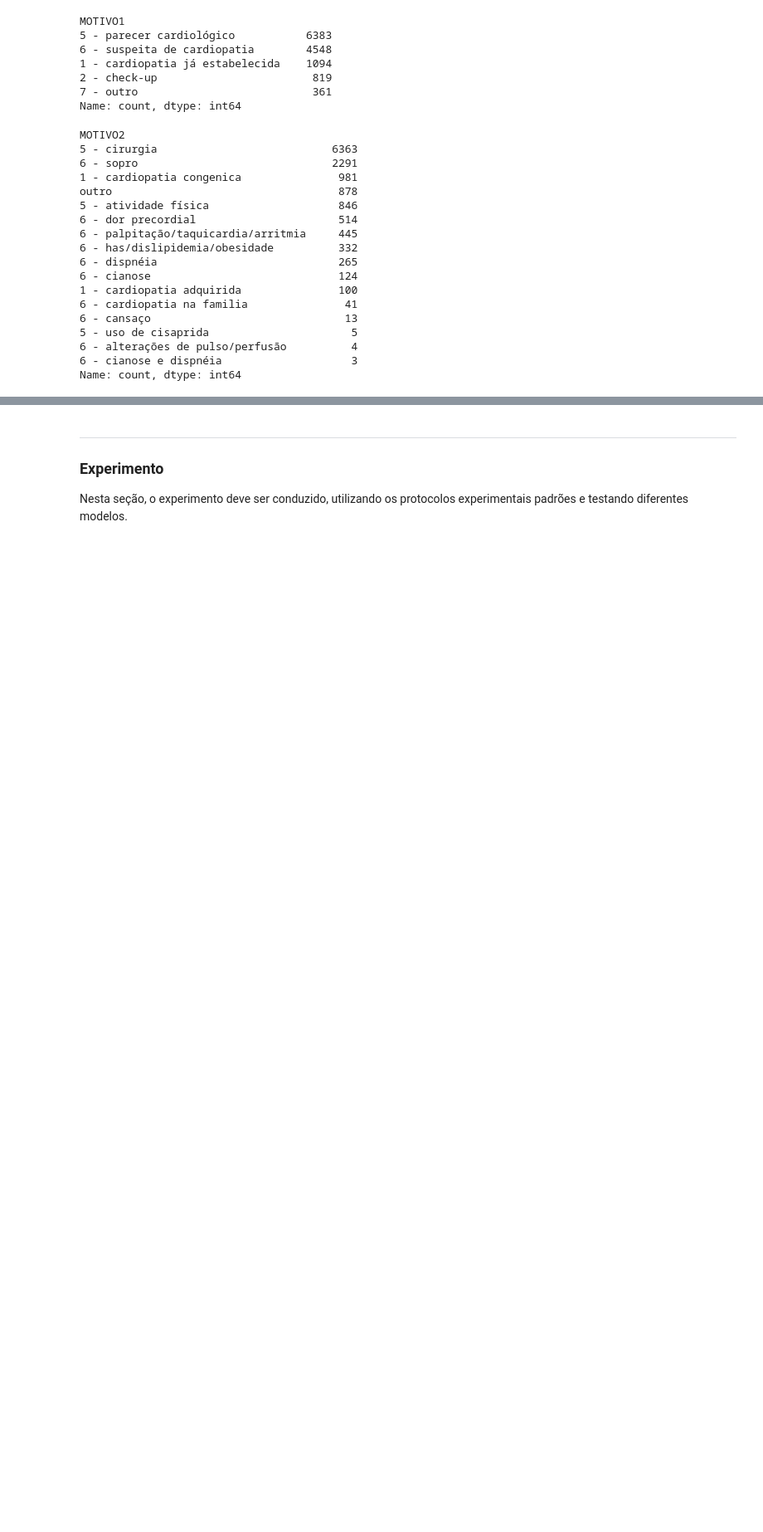
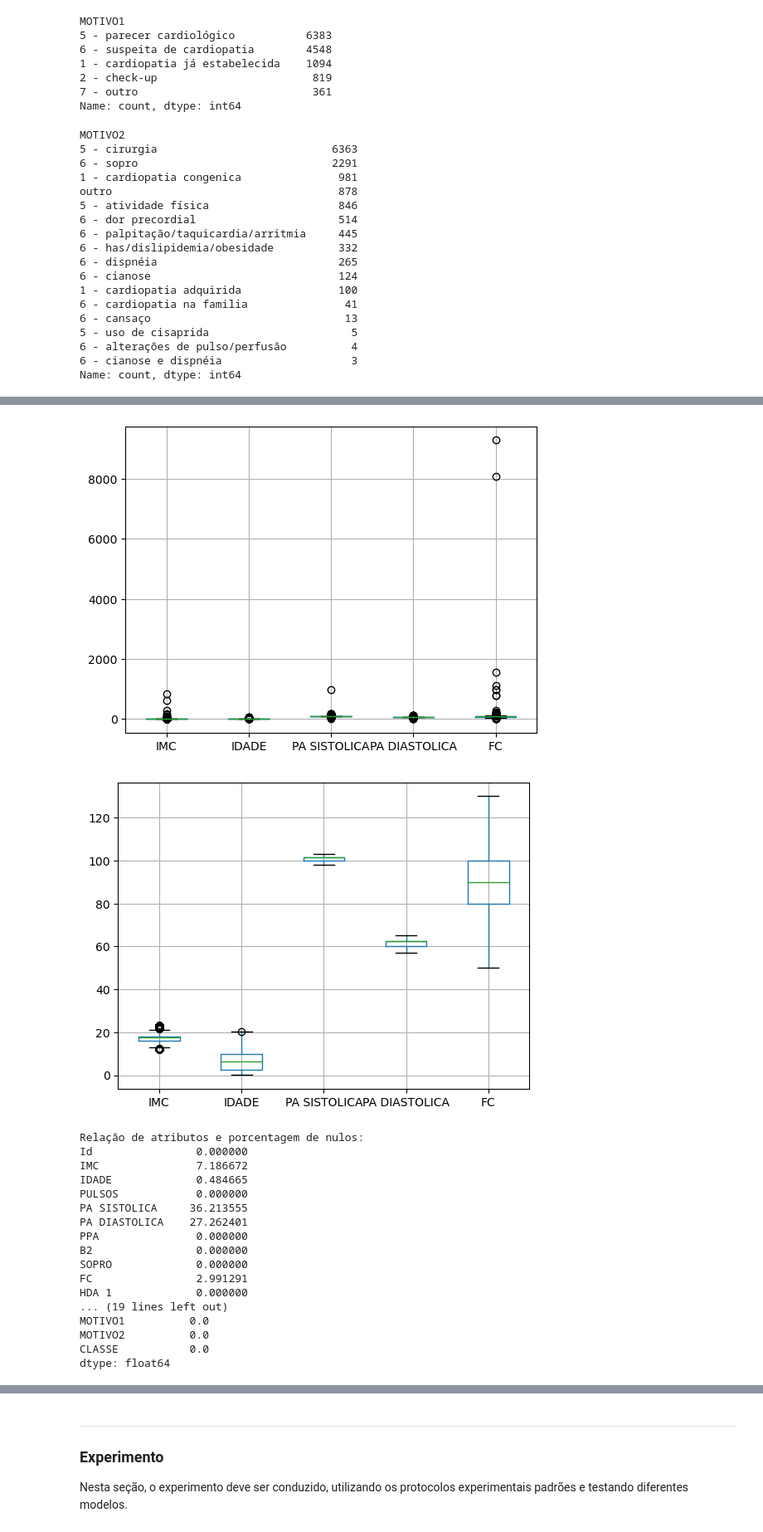
Before and after one commit to lauranaomiseto/projeto-AM, a Jupyter notebook: main.ipynb, the cells around one changed output, grey strips where cells are left out. Shown: that part at 83% size. Saved outputs shown, nothing was run; the diff lists cells and outputs as text; code cells hidden in the pictures; blank space fills up the shorter version.

```diff
--- a/main.ipynb
+++ b/main.ipynb
@@ -534,3 +392,48 @@ dtype: float64
+# %%
+# IDENTIFICAR OUTLIERS SEM CONSIDERAR RELAÇÃO ENTRE ATRIBUTOS
+# identificação de outliers por atributo
+
+# por boxplot
+df_train.boxplot(column=['IMC', 'IDADE', 'PA SISTOLICA', 'PA DIASTOLICA', 'FC'])
+plt.show()
+
+
+df_train = invalidar_outliers_quartil(df_train, ['IMC', 'IDADE', 'PA SISTOLICA', 'PA DIASTOLICA', 'FC'])
+
+df_train.boxplot(column=['IMC', 'IDADE', 'PA SISTOLICA', 'PA DIASTOLICA', 'FC'])
+plt.show()
+
+analise_valores_faltantes(df_train)
+
+
+# exlusão dos registros que, após marcados como outliers, possuem menos de 50% dos valores preenchidos
+faltantes = analise_registro_incompleto(df_train, 0.5)
+df_train = df_train[~faltantes]
+
+
+# peenchimento dos valores nulos com média
+df_train[col_numerica] = preencher_faltantes(df_train[col_numerica], 'mean')
+analise_valores_faltantes(df_train)
+# %% [output]
+[figure, added]
+[figure, added]
+Relação de atributos e porcentagem de nulos:
+Id                0.000000
+IMC               7.186672
+IDADE             0.484665
+PULSOS            0.000000
+PA SISTOLICA     36.213555
+PA DIASTOLICA    27.262401
+PPA               0.000000
+B2                0.000000
+SOPRO             0.000000
+FC                2.991291
+HDA 1             0.000000
+... (19 lines left out)
+MOTIVO1          0.0
+MOTIVO2          0.0
+CLASSE           0.0
+dtype: float64
 # %%
 # GERA ESTATÍSTICA DO CONJUNTO PÓS REMOÇÃO DE OUTLIERS
 
```
Also changed, not shown: parts of 20 cells of this notebook, 4 other files.
